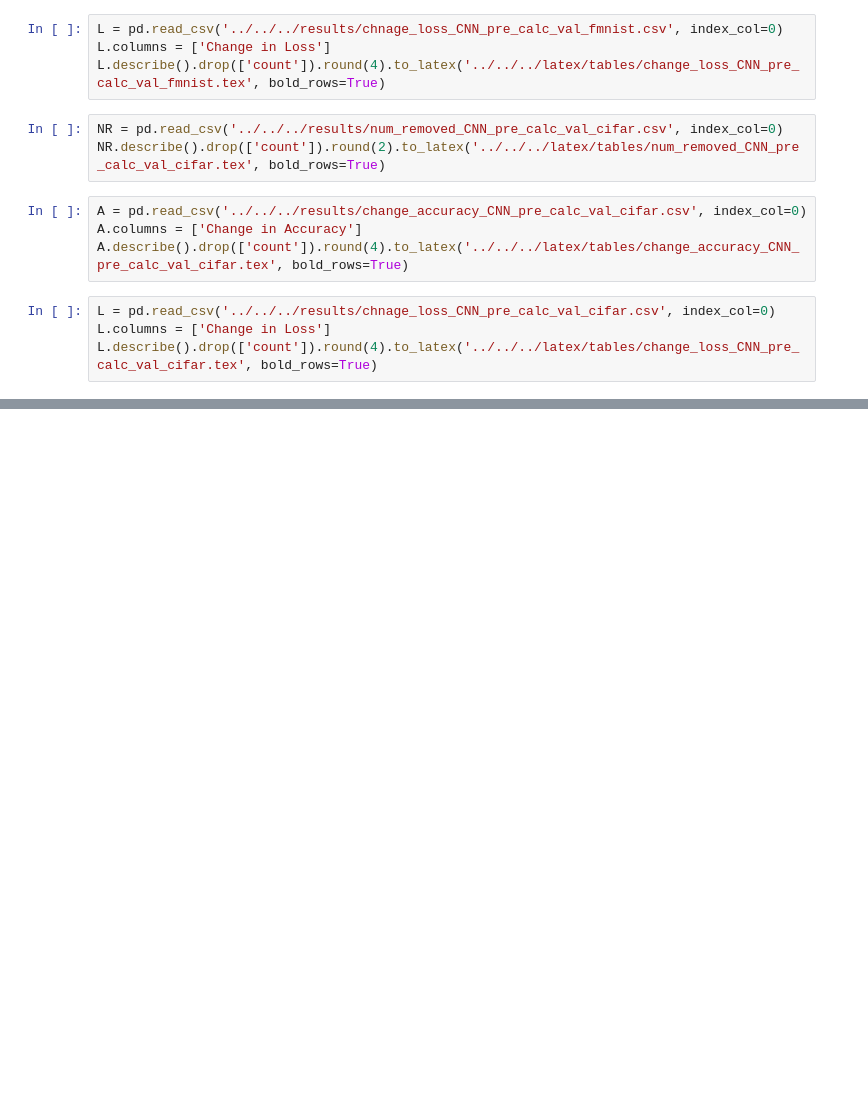
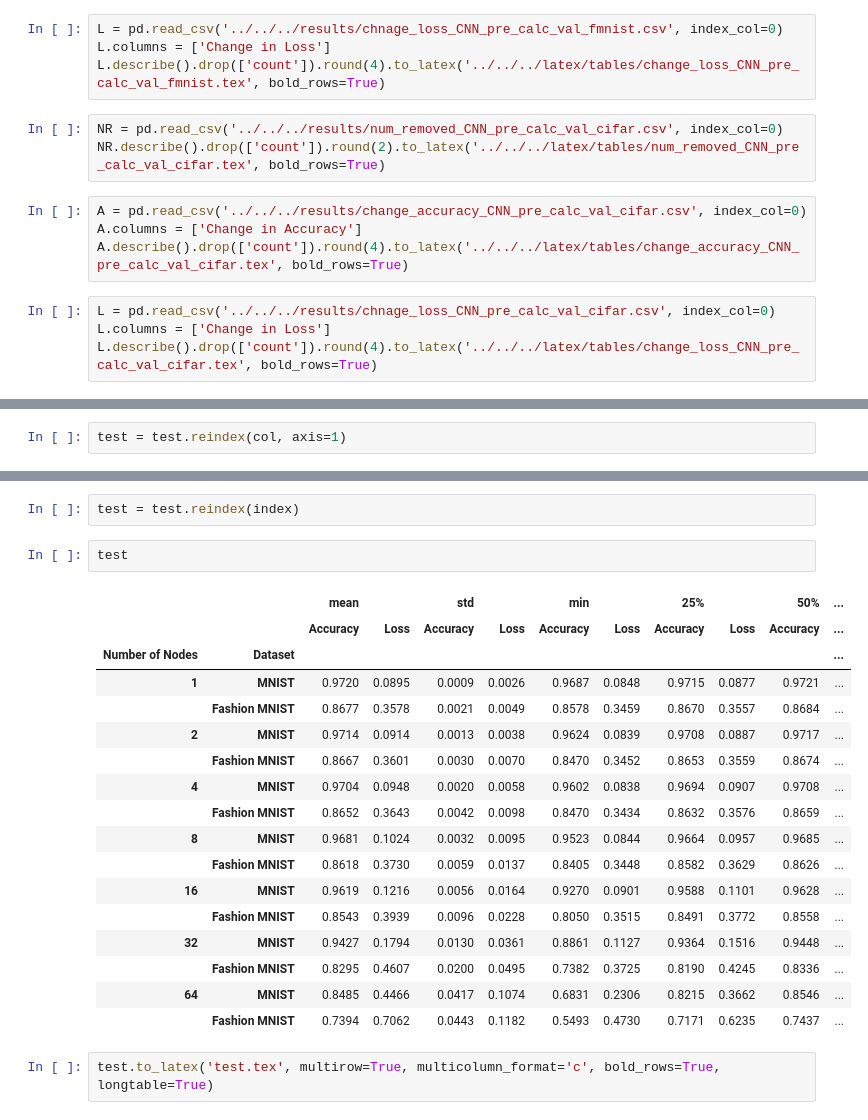
Before and after one commit to lgcharpe/Masters, a Jupyter notebook: notebooks/Thesis Notebooks/Creating avg results/Untitled.ipynb, the cells around one changed output, grey strips where cells are left out. Saved outputs shown, nothing was run; the diff lists cells and outputs as text; blank space fills up the shorter version.

```diff
--- a/notebooks/Thesis Notebooks/Creating avg results/Untitled.ipynb
+++ b/notebooks/Thesis Notebooks/Creating avg results/Untitled.ipynb
@@ -502,0 +660,2 @@ L.describe().drop(['count']).round(4).to_latex('../../../latex/tables/change_los
+# %%
+test = test.reindex(col, axis=1)
@@ -502,0 +681,24 @@ L.describe().drop(['count']).round(4).to_latex('../../../latex/tables/change_los
+# %%
+test = test.reindex(index)
+# %%
+test
+# %% [output]
+|  |  | mean |  | std |  | min |  | 25% |  | 50% | ... |
+|  |  | Accuracy | Loss | Accuracy | Loss | Accuracy | Loss | Accuracy | Loss | Accuracy | ... |
+| Number of Nodes | Dataset |  |  |  |  |  |  |  |  |  | ... |
+| 1 | MNIST | 0.9720 | 0.0895 | 0.0009 | 0.0026 | 0.9687 | 0.0848 | 0.9715 | 0.0877 | 0.9721 | ... |
+|  | Fashion MNIST | 0.8677 | 0.3578 | 0.0021 | 0.0049 | 0.8578 | 0.3459 | 0.8670 | 0.3557 | 0.8684 | ... |
+| 2 | MNIST | 0.9714 | 0.0914 | 0.0013 | 0.0038 | 0.9624 | 0.0839 | 0.9708 | 0.0887 | 0.9717 | ... |
+|  | Fashion MNIST | 0.8667 | 0.3601 | 0.0030 | 0.0070 | 0.8470 | 0.3452 | 0.8653 | 0.3559 | 0.8674 | ... |
+| 4 | MNIST | 0.9704 | 0.0948 | 0.0020 | 0.0058 | 0.9602 | 0.0838 | 0.9694 | 0.0907 | 0.9708 | ... |
+|  | Fashion MNIST | 0.8652 | 0.3643 | 0.0042 | 0.0098 | 0.8470 | 0.3434 | 0.8632 | 0.3576 | 0.8659 | ... |
+| 8 | MNIST | 0.9681 | 0.1024 | 0.0032 | 0.0095 | 0.9523 | 0.0844 | 0.9664 | 0.0957 | 0.9685 | ... |
+|  | Fashion MNIST | 0.8618 | 0.3730 | 0.0059 | 0.0137 | 0.8405 | 0.3448 | 0.8582 | 0.3629 | 0.8626 | ... |
+| 16 | MNIST | 0.9619 | 0.1216 | 0.0056 | 0.0164 | 0.9270 | 0.0901 | 0.9588 | 0.1101 | 0.9628 | ... |
+|  | Fashion MNIST | 0.8543 | 0.3939 | 0.0096 | 0.0228 | 0.8050 | 0.3515 | 0.8491 | 0.3772 | 0.8558 | ... |
+| 32 | MNIST | 0.9427 | 0.1794 | 0.0130 | 0.0361 | 0.8861 | 0.1127 | 0.9364 | 0.1516 | 0.9448 | ... |
+|  | Fashion MNIST | 0.8295 | 0.4607 | 0.0200 | 0.0495 | 0.7382 | 0.3725 | 0.8190 | 0.4245 | 0.8336 | ... |
+| 64 | MNIST | 0.8485 | 0.4466 | 0.0417 | 0.1074 | 0.6831 | 0.2306 | 0.8215 | 0.3662 | 0.8546 | ... |
+|  | Fashion MNIST | 0.7394 | 0.7062 | 0.0443 | 0.1182 | 0.5493 | 0.4730 | 0.7171 | 0.6235 | 0.7437 | ... |
+# %%
+test.to_latex('test.tex', multirow=True, multicolumn_format='c', bold_rows=True, longtable=True)
```
Also changed, not shown: parts of 18 cells of this notebook, 1 other file.
